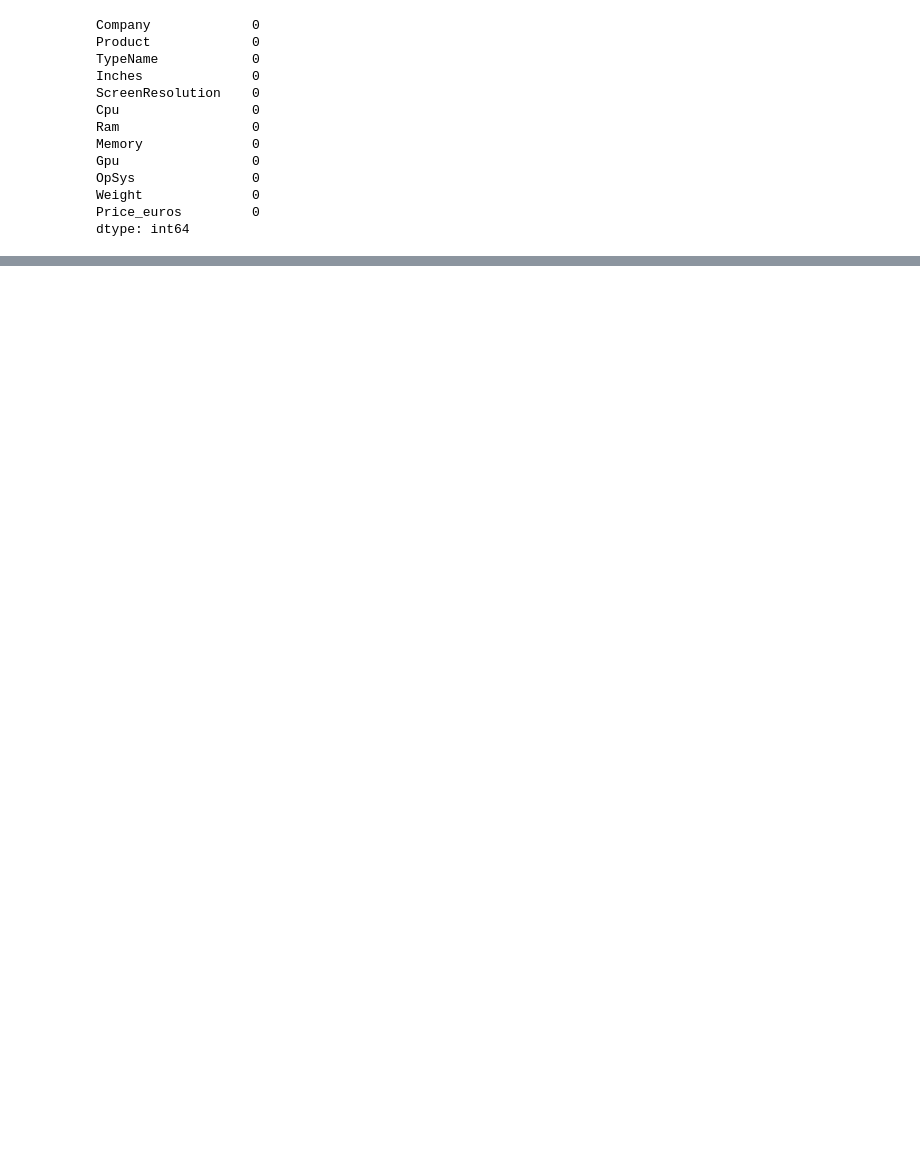
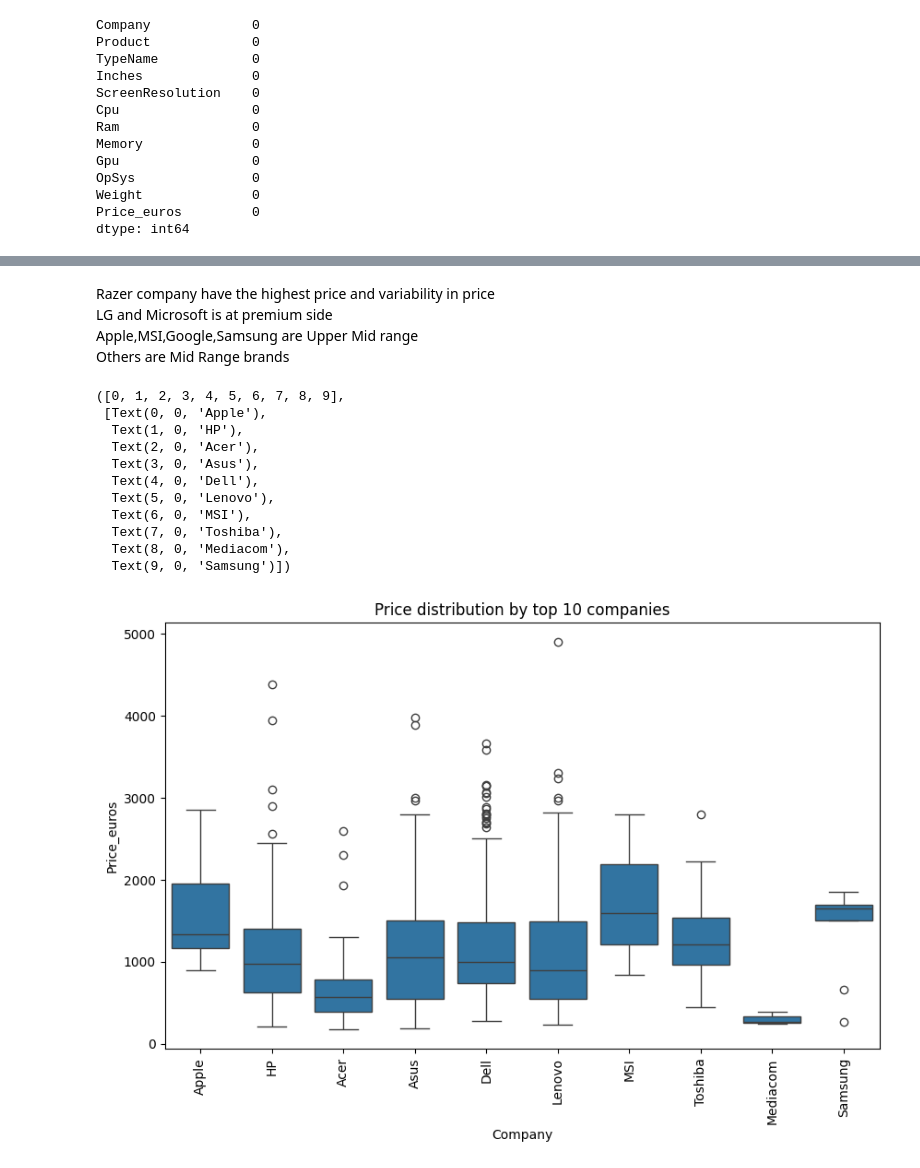
Before and after one commit to itsMeSaikrishna/Laptop-Price-Prediction, a Jupyter notebook: lr.ipynb, the cells around one changed output, grey strips where cells are left out. Saved outputs shown, nothing was run; the diff lists cells and outputs as text; code cells hidden in the pictures; blank space fills up the shorter version.

```diff
--- a/lr.ipynb
+++ b/lr.ipynb
@@ -74,0 +147,21 @@ df=df.drop_duplicates()
+# %% [markdown]
+Razer company have the highest price and variability in price <br>LG and Microsoft is at premium side<br>Apple,MSI,Google,Samsung are Upper Mid range<br>Others are Mid Range brands
+# %%
+Top_company = df['Company'].value_counts().nlargest(10).index
+plt.figure(figsize = (10,6))
+sns.boxplot(x='Company',y='Price_euros',data=df[df['Company'].isin(Top_company)])
+plt.title('Price distribution by top 10 companies')
+plt.xticks(rotation='vertical')
+# %% [output]
+([0, 1, 2, 3, 4, 5, 6, 7, 8, 9],
+ [Text(0, 0, 'Apple'),
+  Text(1, 0, 'HP'),
+  Text(2, 0, 'Acer'),
+  Text(3, 0, 'Asus'),
+  Text(4, 0, 'Dell'),
+  Text(5, 0, 'Lenovo'),
+  Text(6, 0, 'MSI'),
+  Text(7, 0, 'Toshiba'),
+  Text(8, 0, 'Mediacom'),
+  Text(9, 0, 'Samsung')])
+[figure, added]
```
Also changed, not shown: parts of 20 cells of this notebook, 1 other file.
